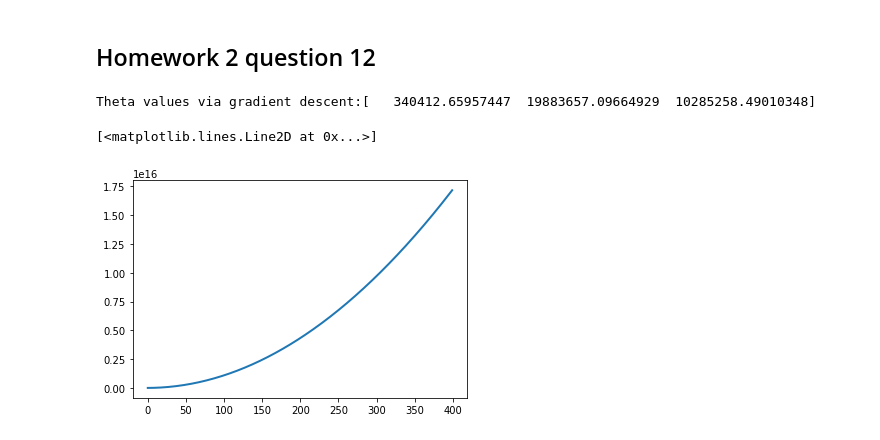
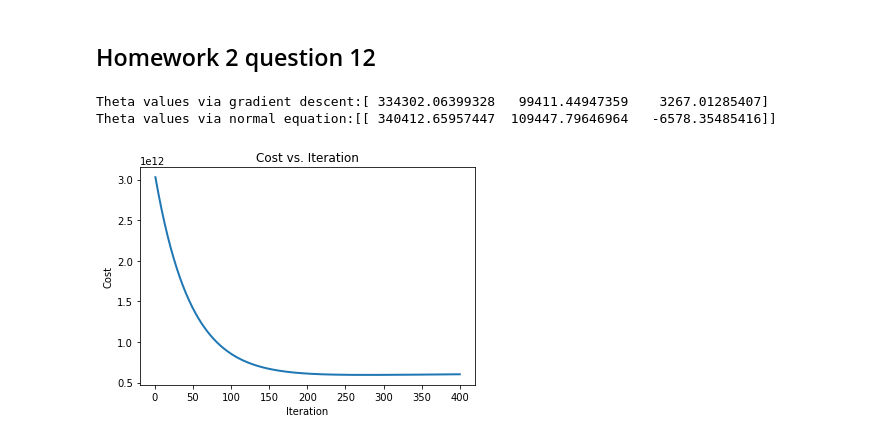
Before and after one commit to kaiwen2times/machine-learning-python, a Jupyter notebook: hw2/hw2.ipynb, the cells around one changed output. Saved outputs shown, nothing was run; the diff lists cells and outputs as text; code cells hidden in the pictures.

```diff
--- a/hw2/hw2.ipynb
+++ b/hw2/hw2.ipynb
@@ -162,33 +162,42 @@ plt.show()
 # %%
 # load Data
 data = np.loadtxt('ex1data2.txt', delimiter=',')
 X = data[:,0:2]
 y = data[:,2].reshape((-1,1))
 
 # Scale features and set them to zero mean with std=1
 # Write a function featureNormalize.m which computes
 # the mean and std of X, then returns a normalized version
 # of X, where we substract the mean form each feature,
 # then scale so that std dev = 1
 
 Xnorm = featureNormalize(X)[0]
 
-# add intercept term to X
+# add bias term to X
 bias = np.ones((X.shape[0],1))
 Xdata= np.hstack((bias,Xnorm))
+
+# normal equation
+w = np.dot(np.dot(np.linalg.inv(np.dot(Xdata.T, Xdata)), Xdata.T), y)
 
 # choose some alpha value
 alpha = 0.01
 num_iters = 400
 
 # init Theta and Run Gradient Descent
 theta = np.zeros(Xdata.shape[1])
 results = gradientDescentMulti(Xdata, y, theta, alpha, num_iters)
+
 print('Theta values via gradient descent:' + str(results[0]))
+print('Theta values via normal equation:' + str(w.reshape((1,-1))))
 
 # plot J_history
-plt.plot(range(0,400), results[1], markersize=10, linewidth=2)
+plt.plot(range(1,401), results[1], markersize=10, linewidth=2)
+plt.ylabel('Cost')
+plt.xlabel('Iteration')
+plt.title('Cost vs. Iteration')
+plt.show()
 # %% [output]
-Theta values via gradient descent:[   340412.65957447  19883657.09664929  10285258.49010348]
+Theta values via gradient descent:[ 334302.06399328   99411.44947359    3267.01285407]
+Theta values via normal equation:[[ 340412.65957447  109447.79646964   -6578.35485416]]
-[<matplotlib.lines.Line2D at 0x...>]
-[figure, old version]
+[figure, new version]
```
Also changed, not shown: 2 other files.
